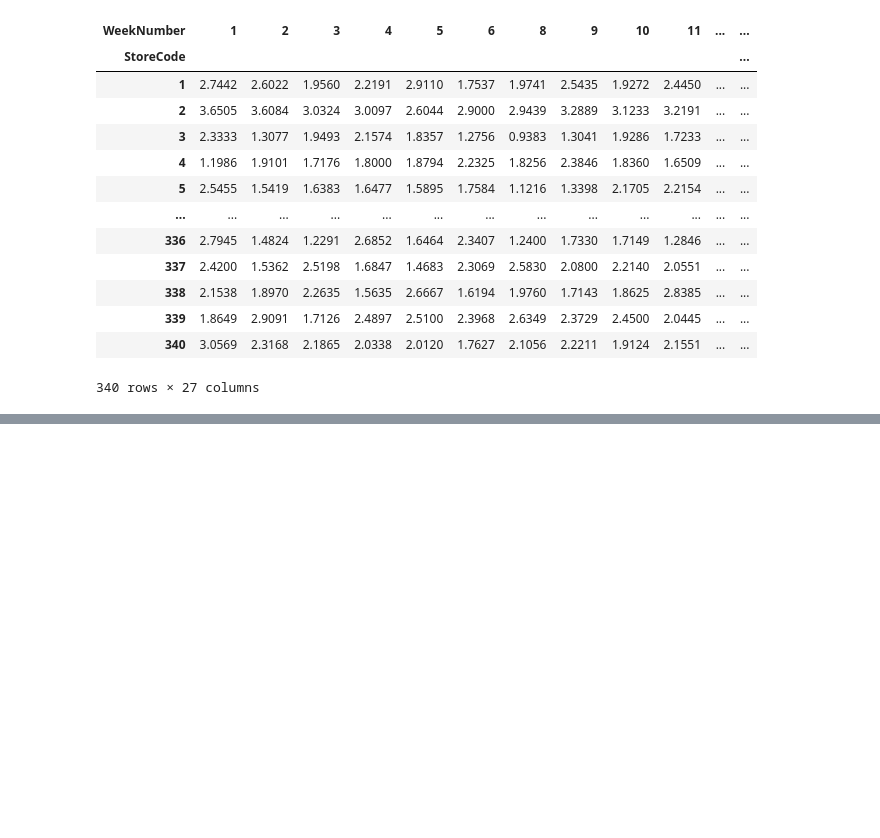
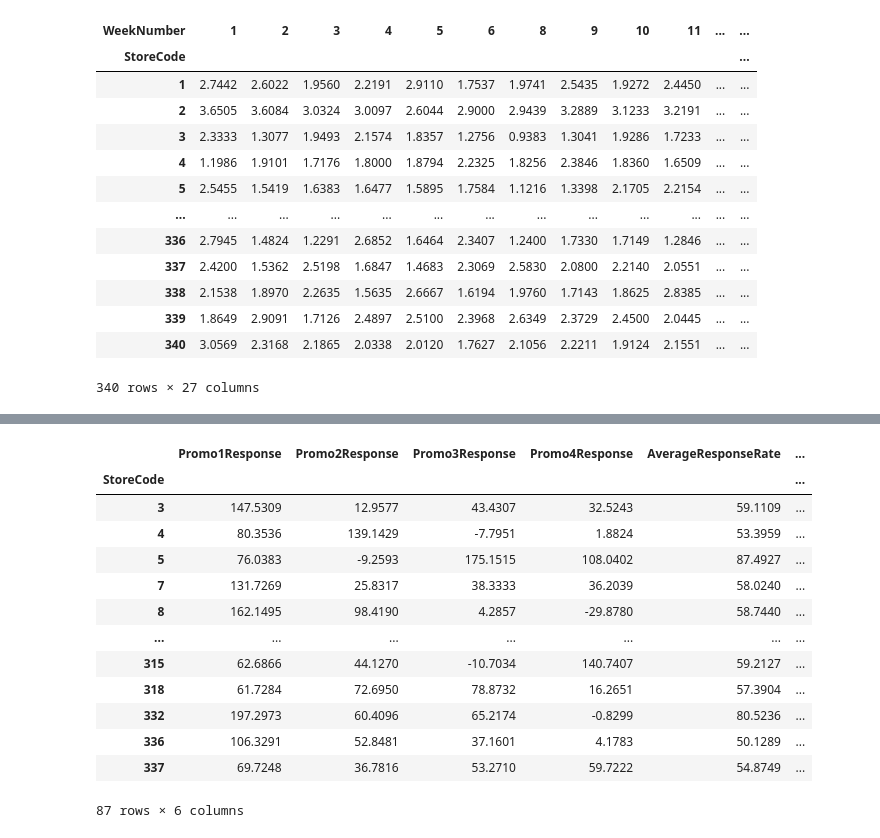
Before and after one commit to Botan-Bulut/DataScienceProjects, a Jupyter notebook: InventAnalyticsCaseStudy/working.ipynb, the cells around one changed output, grey strips where cells are left out. Saved outputs shown, nothing was run; the diff lists cells and outputs as text; code cells hidden in the pictures; blank space fills up the shorter version.

```diff
--- a/InventAnalyticsCaseStudy/working.ipynb
+++ b/InventAnalyticsCaseStudy/working.ipynb
@@ -740,0 +983,10 @@ pivot_weekly_mean_store_sales
+# %%
+# Get average promotion response rate:
+target = [f'Promo{i}Response' for i in range(1, 5)]
+df_advertisement_response_store['AverageResponseRate'] = (
+    df_advertisement_response_store[target].mean(axis=1))
+
+df_advertisement_response_store['STDResponseRate'] = (
+    df_advertisement_response_store[target].std(axis=1))
+
+df_advertisement_response_store.head()
@@ -740,0 +1001,23 @@ pivot_weekly_mean_store_sales
+# %%
+# Detect stores with high response on average:
+df_advertisement_response_success_store = (
+    df_advertisement_response_store[
+    (df_advertisement_response_store['AverageResponseRate'] > 50)
+    & (df_advertisement_response_store['AverageResponseRate'] != np.inf)])
+
+df_advertisement_response_success_store
+# %% [output]
+|  | Promo1Response | Promo2Response | Promo3Response | Promo4Response | AverageResponseRate | ... |
+| StoreCode |  |  |  |  |  | ... |
+| 3 | 147.5309 | 12.9577 | 43.4307 | 32.5243 | 59.1109 | ... |
+| 4 | 80.3536 | 139.1429 | -7.7951 | 1.8824 | 53.3959 | ... |
+| 5 | 76.0383 | -9.2593 | 175.1515 | 108.0402 | 87.4927 | ... |
+| 7 | 131.7269 | 25.8317 | 38.3333 | 36.2039 | 58.0240 | ... |
+| 8 | 162.1495 | 98.4190 | 4.2857 | -29.8780 | 58.7440 | ... |
+| ... | ... | ... | ... | ... | ... | ... |
+| 315 | 62.6866 | 44.1270 | -10.7034 | 140.7407 | 59.2127 | ... |
+| 318 | 61.7284 | 72.6950 | 78.8732 | 16.2651 | 57.3904 | ... |
+| 332 | 197.2973 | 60.4096 | 65.2174 | -0.8299 | 80.5236 | ... |
+| 336 | 106.3291 | 52.8481 | 37.1601 | 4.1783 | 50.1289 | ... |
+| 337 | 69.7248 | 36.7816 | 53.2710 | 59.7222 | 54.8749 | ... |
+87 rows × 6 columns
```
Also changed, not shown: parts of 35 cells of this notebook.
